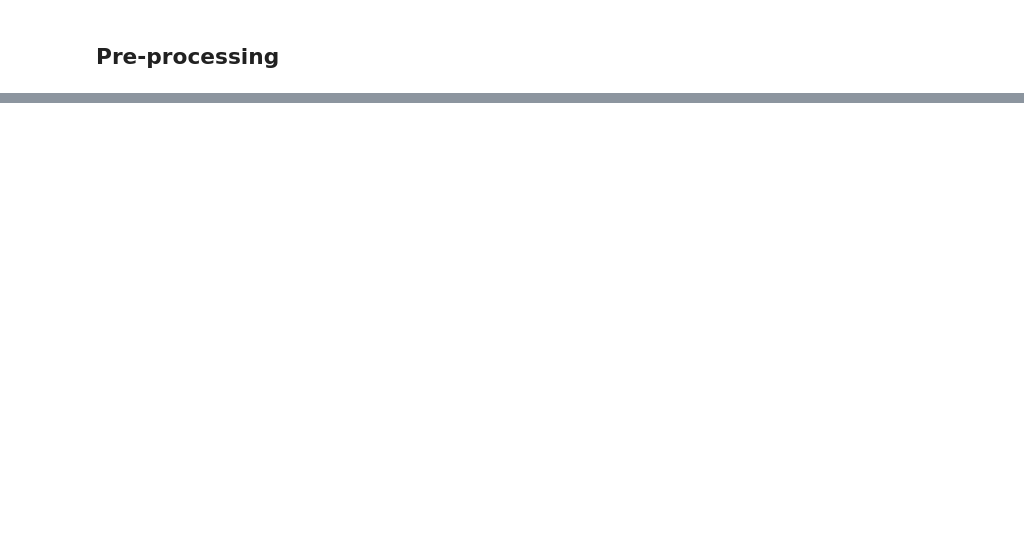
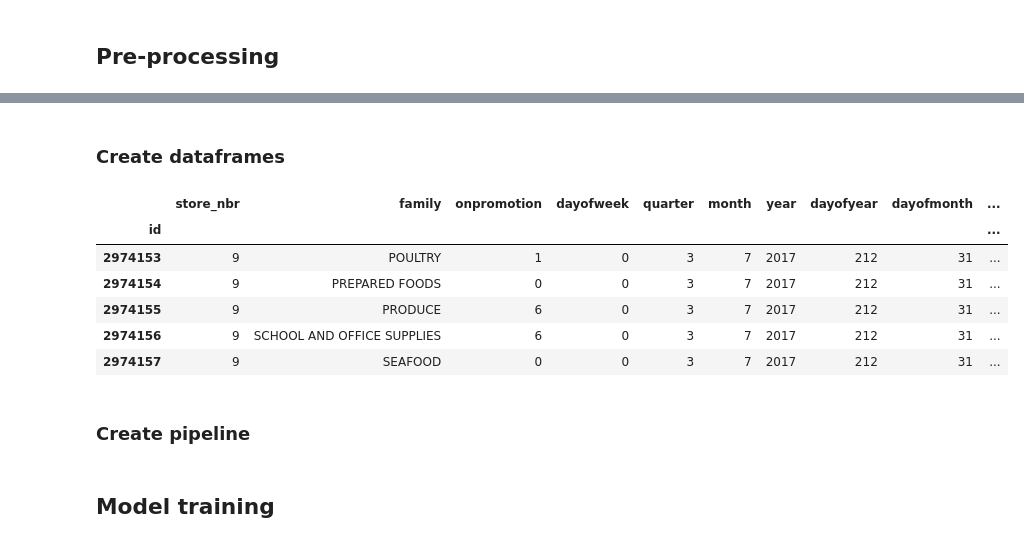
Before and after one commit to Milloz-dev/StoreSales-TimeSeriesForecasting, a Jupyter notebook: main.ipynb, the cells around one changed output, grey strips where cells are left out. Drawn from its saved outputs; the diff is of its cells as text; code cells hidden in the pictures; blank space fills up the shorter version.

Commit message:
Preliminary simple model

```diff
--- a/main.ipynb
+++ b/main.ipynb
@@ -75,0 +128,55 @@ test = processed_df.query("date >= '2017-08-01'")
+# %%
+def create_features(df: pd.DataFrame) -> pd.DataFrame:
+    df = df.copy()
+
+    # Information
+    df["dayofweek"] = df["date"].dt.dayofweek
+    df["quarter"] = df["date"].dt.quarter
+    df["month"] = df["date"].dt.month
+    df["year"] = df["date"].dt.year
+    df["dayofyear"] = df["date"].dt.dayofyear
+    df["dayofmonth"] = df["date"].dt.day
+    df["weekofyear"] = df["date"].dt.isocalendar().week
+
+    # Lag features
+    # df["month_lag"] = df.groupby(["family", "store_nbr"])["sales"].shift(28)
+    # df["two_month_lag"] = df.groupby(["family", "store_nbr"])["sales"].shift(56)
+    # df["year_lag"] = df.groupby(["family", "store_nbr"])["sales"].shift(364)
+    # df["two_year_lag"] = df.groupby(["family", "store_nbr"])["sales"].shift(728)
+
+    # Boolean features
+    # df["is_month_midpoint"] = df["date"].dt.day == 15
+    # df["is_month_end"] = df["date"].dt.is_month_end
+
+    # Remove now unnecessary features
+    df = df.drop("date", axis=1)
+    return df
+# %% [markdown]
+### Create dataframes
+# %%
+# start_idx = train_df.loc[train_df["date"] == "2015-07-01"].index[0]
+start_idx = 0
+split_idx = train_df.loc[train_df["date"] == "2017-08-01"].index[0]
+
+X_train = create_features(train_df)
+
+y_train = X_train["sales"]
+X_train = X_train.drop("sales", axis=1)
+
+X_test = X_train[split_idx:]
+y_test = y_train[split_idx:]
+
+X_train = X_train[start_idx:split_idx]
+y_train = y_train[start_idx:split_idx]
+
+X_train.tail()
+# %% [output]
+|  | store_nbr | family | onpromotion | dayofweek | quarter | month | year | dayofyear | dayofmonth | ... |
+| id |  |  |  |  |  |  |  |  |  | ... |
+| 2974153 | 9 | POULTRY | 1 | 0 | 3 | 7 | 2017 | 212 | 31 | ... |
+| 2974154 | 9 | PREPARED FOODS | 0 | 0 | 3 | 7 | 2017 | 212 | 31 | ... |
+| 2974155 | 9 | PRODUCE | 6 | 0 | 3 | 7 | 2017 | 212 | 31 | ... |
+| 2974156 | 9 | SCHOOL AND OFFICE SUPPLIES | 6 | 0 | 3 | 7 | 2017 | 212 | 31 | ... |
+| 2974157 | 9 | SEAFOOD | 0 | 0 | 3 | 7 | 2017 | 212 | 31 | ... |
+# %% [markdown]
+### Create pipeline
@@ -75,0 +202,2 @@ test = processed_df.query("date >= '2017-08-01'")
+# %% [markdown]
+## Model training
```
Also changed, not shown: parts of 32 cells of this notebook.
